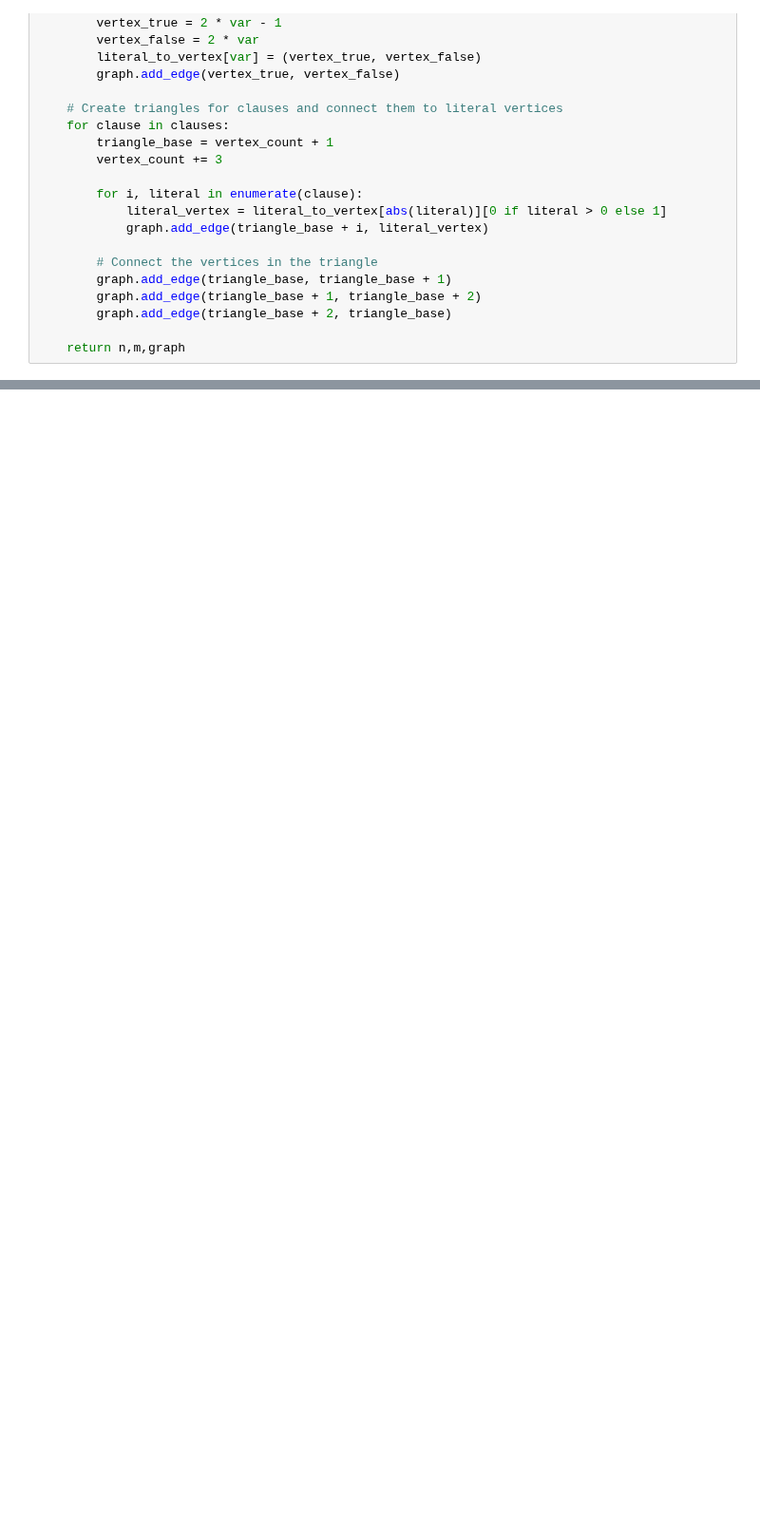
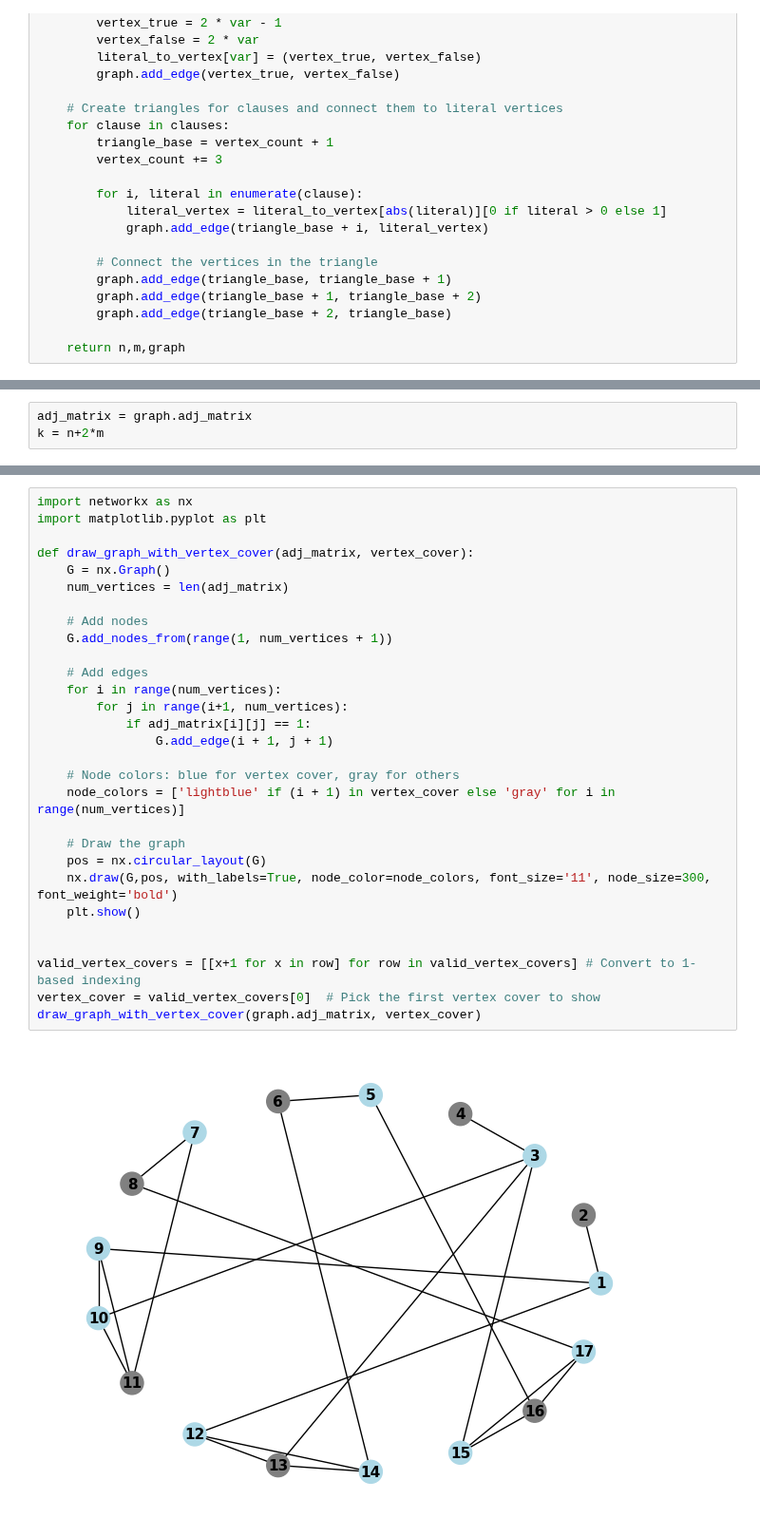
Before and after one commit to ExitedState/2301365_ALGO-LAB, a Jupyter notebook: LAB10/LAB10_Q3.ipynb, the cells around one changed output, grey strips where cells are left out. Shown at 95% size. Drawn from its saved outputs; the diff is of its cells as text; blank space fills up the shorter version.

```diff
--- a/LAB10/LAB10_Q3.ipynb
+++ b/LAB10/LAB10_Q3.ipynb
@@ -149,0 +106,3 @@ create_and_visualize_graph(clauses)
+# %%
+adj_matrix = graph.adj_matrix
+k = n+2*m
@@ -149,0 +157,31 @@ create_and_visualize_graph(clauses)
+# %%
+import networkx as nx
+import matplotlib.pyplot as plt
+
+def draw_graph_with_vertex_cover(adj_matrix, vertex_cover):
+    G = nx.Graph()
+    num_vertices = len(adj_matrix)
+
+    # Add nodes
+    G.add_nodes_from(range(1, num_vertices + 1))
+
+    # Add edges
+    for i in range(num_vertices):
+        for j in range(i+1, num_vertices):
+            if adj_matrix[i][j] == 1:
+                G.add_edge(i + 1, j + 1)
+
+    # Node colors: blue for vertex cover, gray for others
+    node_colors = ['lightblue' if (i + 1) in vertex_cover else 'gray' for i in range(num_vertices)]
+
+    # Draw the graph
+    pos = nx.circular_layout(G)
+    nx.draw(G,pos, with_labels=True, node_color=node_colors, font_size='11', node_size=300, font_weight='bold')
+    plt.show()
+
+
+valid_vertex_covers = [[x+1 for x in row] for row in valid_vertex_covers] # Convert to 1-based indexing
+vertex_cover = valid_vertex_covers[0]  # Pick the first vertex cover to show
+draw_graph_with_vertex_cover(graph.adj_matrix, vertex_cover)
+# %% [output]
+[figure, added]
```
Also changed, not shown: parts of 4 cells of this notebook, 6 other files.
